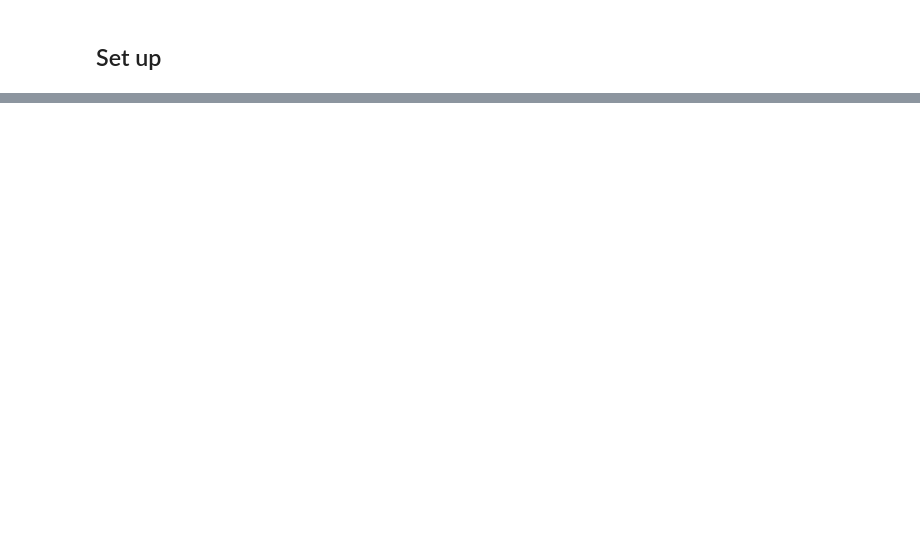
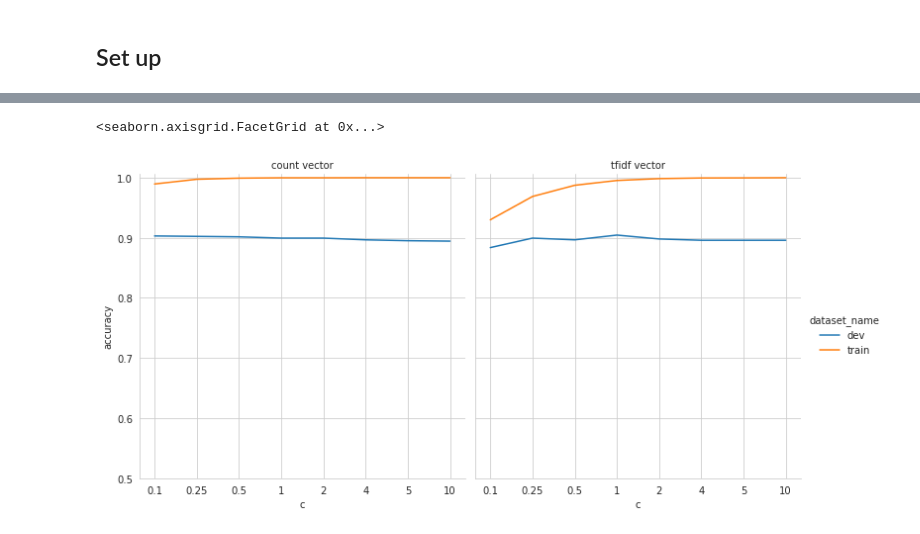
Before and after one commit to brooke-l-hawkins/milestone-ii, a Jupyter notebook: code/visualize_supervised.ipynb, the cells around one changed output, grey strips where cells are left out. Cells and saved outputs as stored; diff of their text form; code cells hidden in the pictures; blank space fills up the shorter version.

```diff
--- a/code/visualize_supervised.ipynb
+++ b/code/visualize_supervised.ipynb
@@ -22 +34,43 @@ summary_df.sample(5)
+# %%
+def visualize_model_metric(summary_df, metric_name, model_name):
+
+    # copy summary dataframe
+    df = summary_df.copy()
+
+    # filter dataframe to metric and model
+    df = df[df['metric_name'] == metric_name]
+    df = df[df['model_name']  == model_name]
+
+    # reset indices
+    df.reset_index(inplace=True, drop=True)
+
+    # get hyperparameter name (assumes only one hyperparameter name per model)
+    hyperparameter_name = df['hyperparameter_name'][0]
+
+    # sort dataframe by vector name
+    df.sort_values(by='vector_name', inplace=True)
+
+    # sort dataframe by ascending hyperparameter value
+    sorted_idx = np.argsort([float(x) if x.replace('.','',1).isnumeric() else float('inf') for x in df['hyperparameter_value']])
+    df = df.iloc[sorted_idx, :]
+
+    # set plot style
+    sns.set_style("whitegrid")
+
+    # plot decision tree performance
+    g = sns.relplot(data = df,
+                    x = 'hyperparameter_value',
+                    y = 'metric_value',
+                    hue = 'dataset_name',
+                    col = 'vector_name',
+                    kind = 'line')
+
+    # adjust labels
+    g.set_titles("{col_name} vector")
+    g.set_axis_labels(f'{hyperparameter_name}', f'{metric_name}')
+
+    # adjust y-axis limit (uses hardcoded numbers)
+    g.set(ylim=(0.5, None))
+
+    return g
 # %%
@@ -47,0 +86,5 @@ sns.relplot(data=df, x='hyperparameter_value', y='metric_value', hue='dataset_na
+# %%
+visualize_model_metric(summary_df, 'accuracy', 'svc')
+# %% [output]
+<seaborn.axisgrid.FacetGrid at 0x...>
+[figure, added]
```
Also changed, not shown: parts of 7 cells of this notebook.
